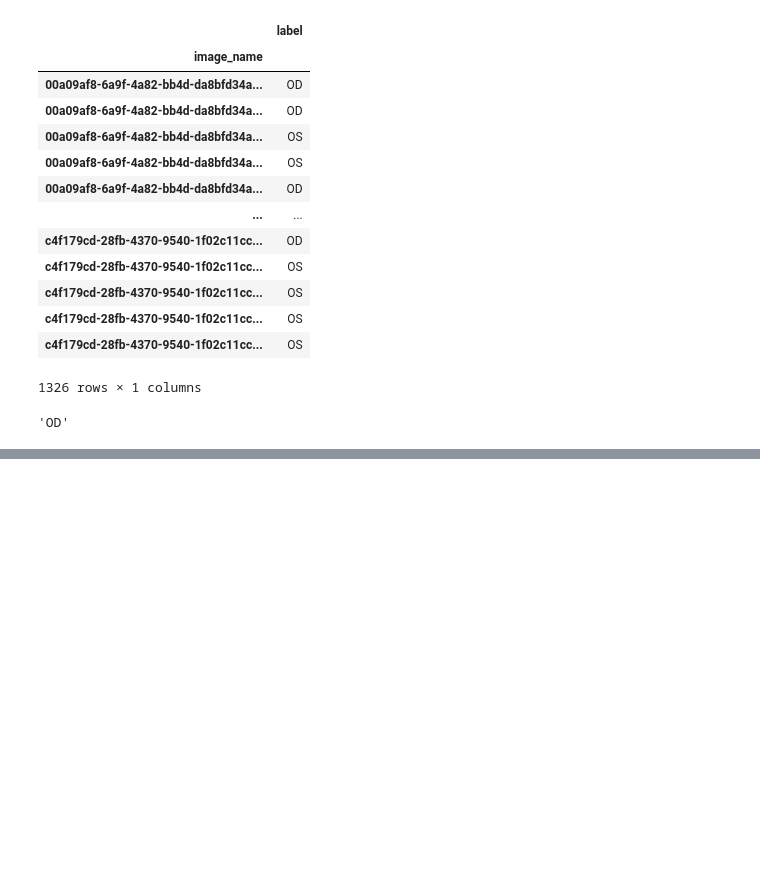
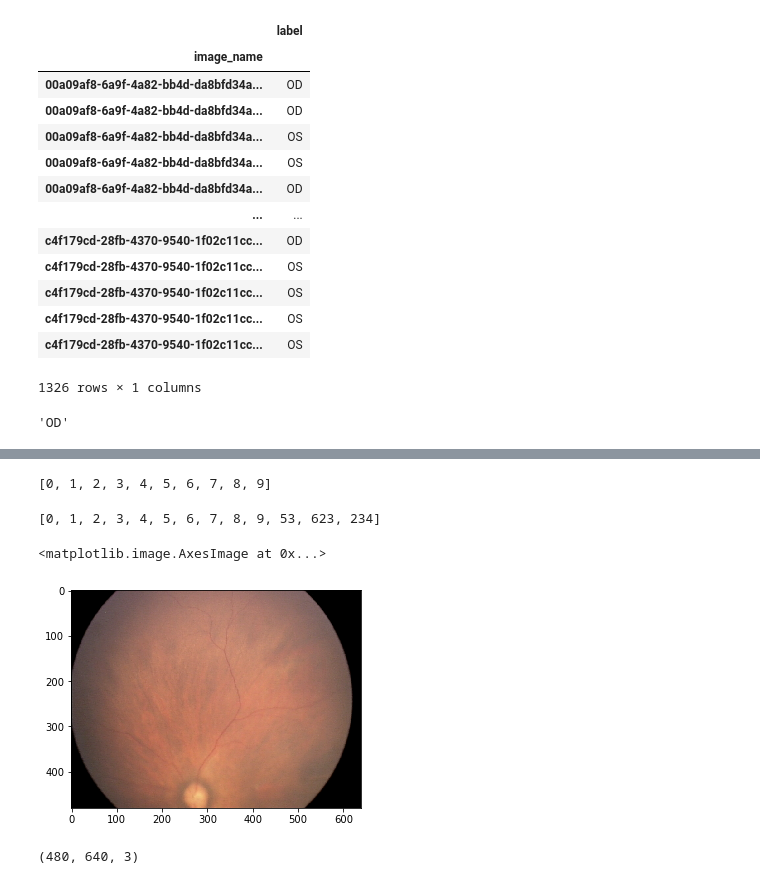
Before and after one commit to mujahid14916/Vessel-Segmentation, a Jupyter notebook: EyeClassification/Data PreProssing.ipynb, the cells around one changed output, grey strips where cells are left out. Cells and saved outputs as stored; diff of their text form; code cells hidden in the pictures; blank space fills up the shorter version.

```diff
--- a/EyeClassification/Data PreProssing.ipynb
+++ b/EyeClassification/Data PreProssing.ipynb
@@ -72,0 +236,4 @@ for image_path in images_path:
+# %%
+l
+# %% [output]
+[0, 1, 2, 3, 4, 5, 6, 7, 8, 9]
@@ -72,0 +242,13 @@ for image_path in images_path:
+# %%
+l
+# %% [output]
+[0, 1, 2, 3, 4, 5, 6, 7, 8, 9, 53, 623, 234]
+# %%
+plt.imshow(img)
+# %% [output]
+<matplotlib.image.AxesImage at 0x...>
+[figure, added]
+# %%
+img.shape
+# %% [output]
+(480, 640, 3)
```
Also changed, not shown: parts of 33 cells of this notebook, 13 other files.
